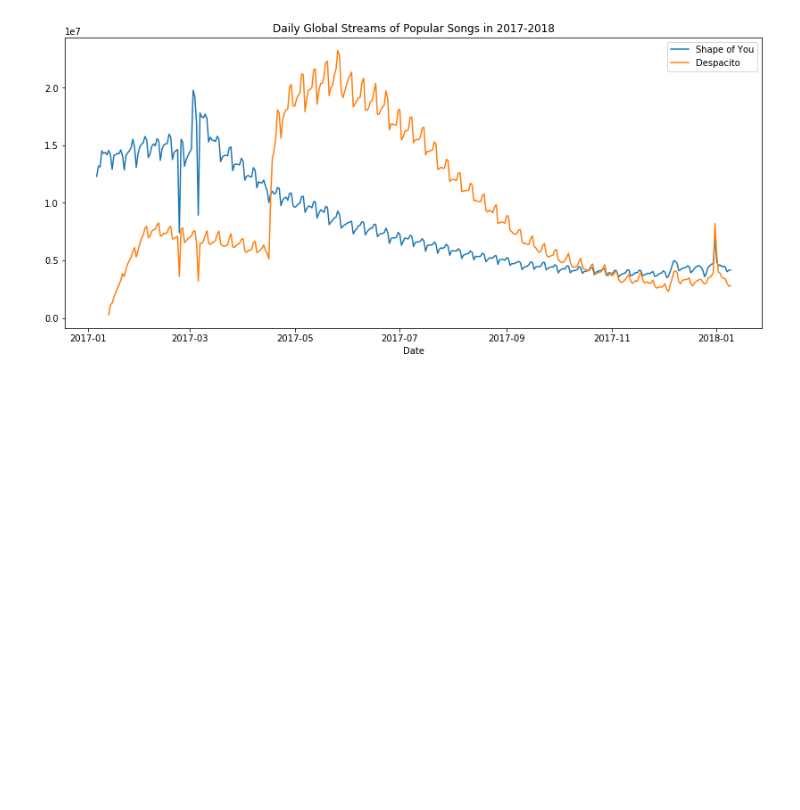
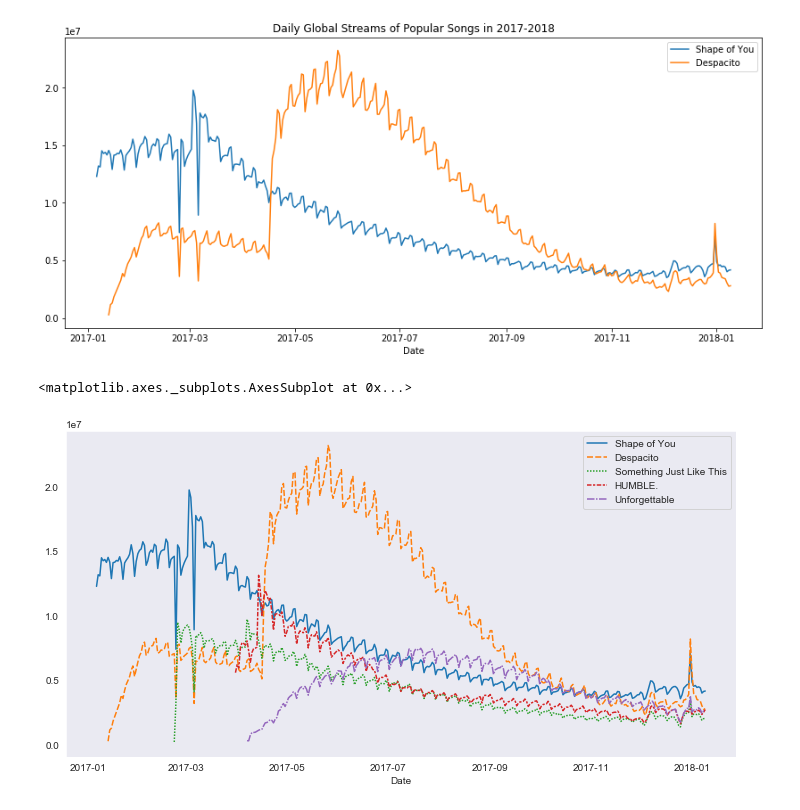
Before and after one commit to raviyadav1907/data-visualization-using-seaborn, a Jupyter notebook: Seaborn/seaborn_2.ipynb, the cells around one changed output. Cells and saved outputs as stored; diff of their text form; code cells hidden in the pictures; blank space fills up the shorter version.

```diff
--- a/Seaborn/seaborn_2.ipynb
+++ b/Seaborn/seaborn_2.ipynb
@@ -63,3 +63,13 @@ plt.xlabel("Date")
 # %% [output]
 Text(0.5, 0, 'Date')
 [figure]
+# %%
+# Change the style of the figure to the "dark" theme
+sns.set_style("dark")
+
+# Line chart
+plt.figure(figsize=(12,6))
+sns.lineplot(data=spotify_data)
+# %% [output]
+<matplotlib.axes._subplots.AxesSubplot at 0x...>
+[figure, added]
```
Also changed, not shown: 7 other files.
